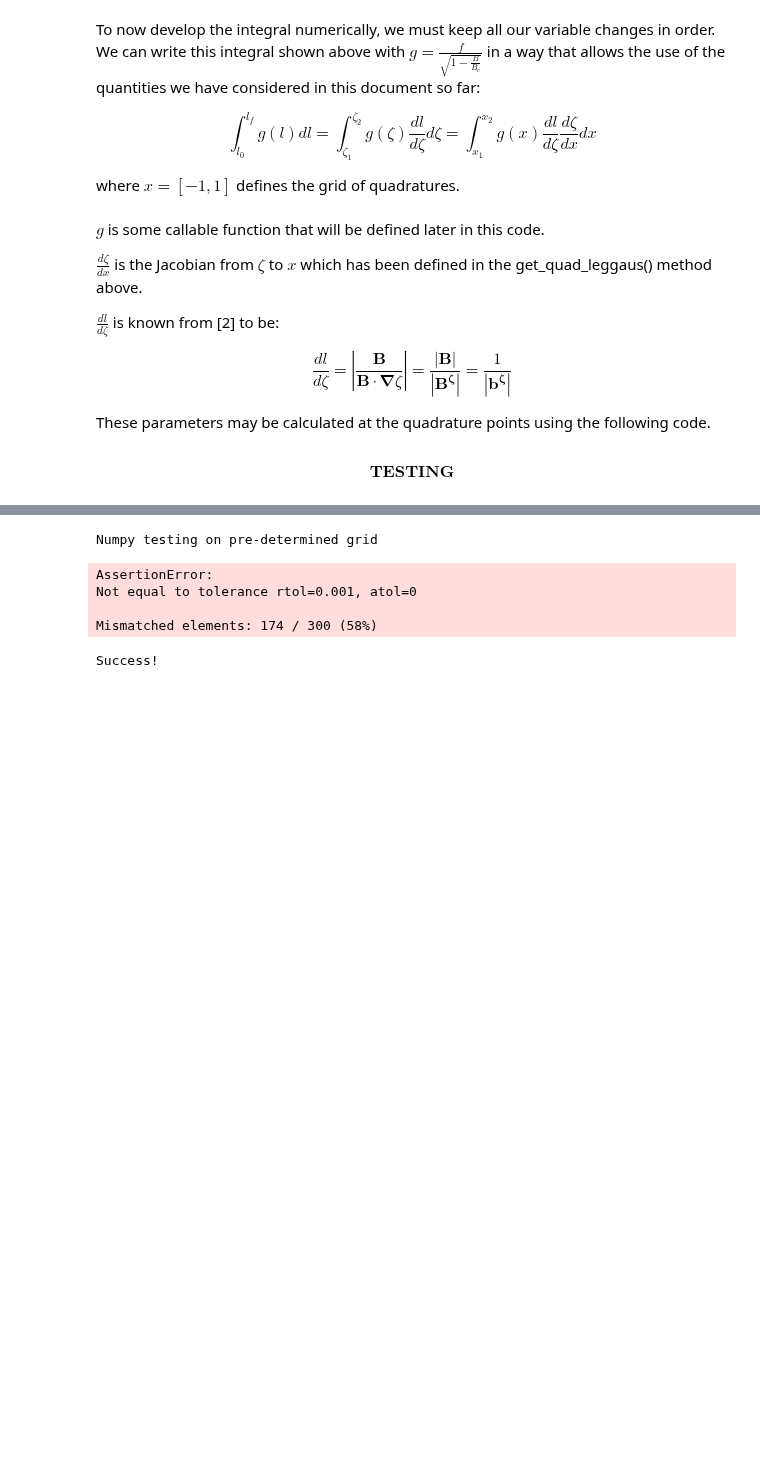
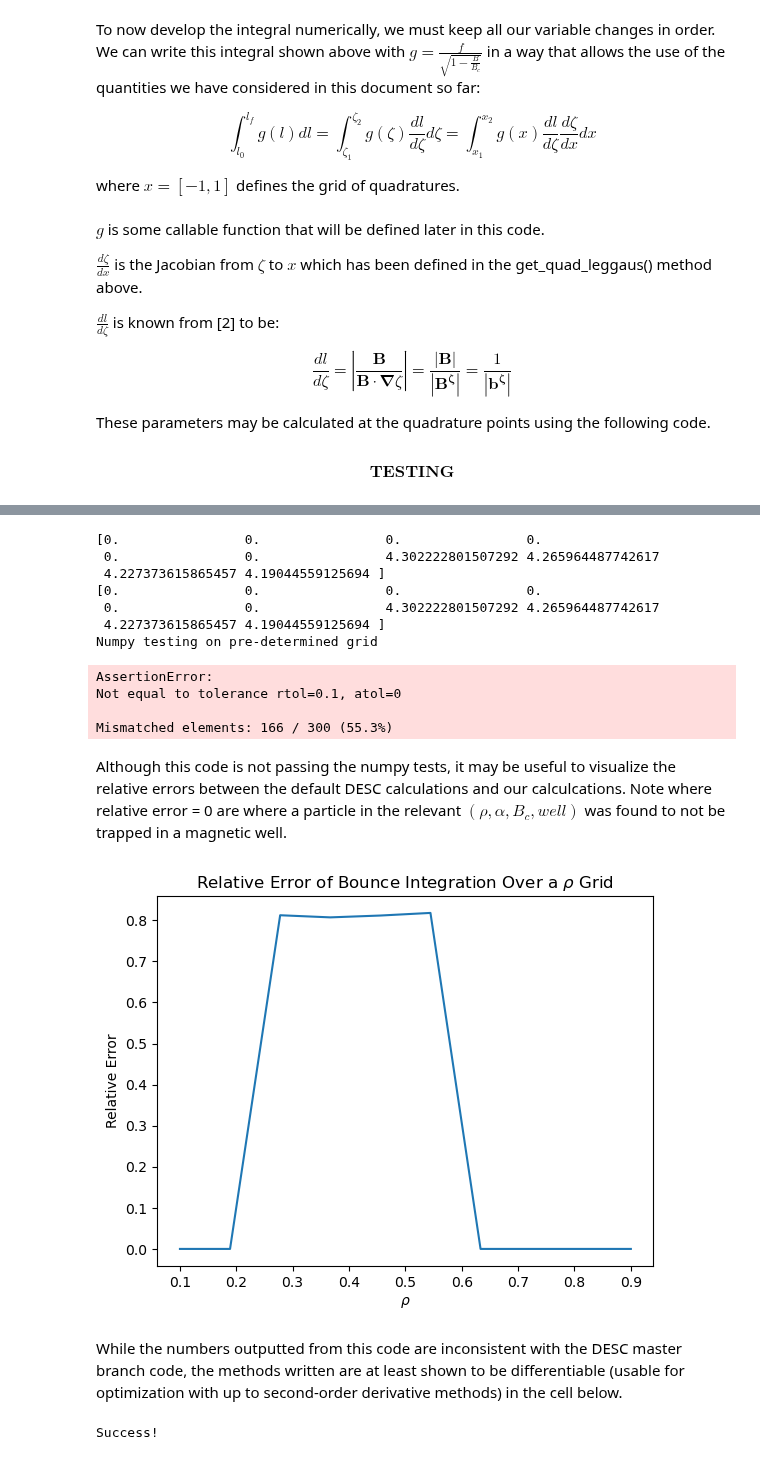
Before and after one commit to jlabbate15/intro-numerical-methods, a Jupyter notebook: Project/project_john.ipynb, the cells around one changed output, grey strips where cells are left out. Drawn from its saved outputs; the diff is of its cells as text; code cells hidden in the pictures; blank space fills up the shorter version.

```diff
--- a/Project/project_john.ipynb
+++ b/Project/project_john.ipynb
@@ -271,21 +271,20 @@ def arr_max_diff(arr):
     return {'max_i':out['max_i'],'max_num':out['max_num']} # returns a dict with the index of max occurance and the value of the maximum
 # %%
 # Interpolation using cubic splines
-def interpolate(f_eval,x,method='cubic splines'):
+def interpolate_old(f_eval,x,method='cubic splines'):
     """
     Interpolate a function known only by the function evaluated at specific grid points
 
     Args:
         f_eval: array of f evaluated at points in x interval
-        x: x points at which f was evaluated at to form f_eval
+        x: zeta points at which f was evaluated at to form f_eval
 
     Returns:
         d_arr_full: array of polynomial's second derivatives at each point
     """
 
     if method == 'cubic splines':
-        x_affine = affine_transform(x,0,1)
-        N = len(x_affine) # degree of polynomial is the number of data points we have - 1
+        N = len(x) # degree of polynomial is the number of data points we have - 1
         A = jnp.zeros((N-2,N-2))
         b = jnp.zeros(N-2)
         for i in range(0,N-2):
@@ -318,9 +317,6 @@ def interpolate(f_eval,x,method='cubic splines'):
                 P: array of values of the function at x_new
             """
 
-            # Compute cubic spline coefficients
-            d_star = d_arr_full
-
             results = jnp.zeros(len(x_new))
             for i in range(len(x_new)):
 
@@ -332,13 +328,13 @@ def interpolate(f_eval,x,method='cubic splines'):
                 # x_kp1 = x[k + 1]
                 y_k = f_eval[k] # y_k
                 y_kp1 = f_eval[k + 1] # y_{k+1}
-                d_k = d_star[k] # d^*_k
-                d_kp1 = d_star[k + 1] # d^*_{k+1}
+                d_k = d_arr_full[k] # d^*_k
+                d_kp1 = d_arr_full[k + 1] # d^*_{k+1}
 
                 s = affine_transform(x_new[i],0,1) # this is just one value
 
                 # Evaluate cubic polynomial using the formula from lecture 06
-                P = ((1-s)**2 * (1 + 2*s) * y_k + s**2 * (3 - 2*s) * y_kp1 + s * (1-s)**2 * d_k - s**2 * (1-s) * d_kp1)
+                P = (1-s)**2 * (1 + 2*s) * y_k + s**2 * (3 - 2*s) * y_kp1 + s * (1-s)**2 * d_k - s**2 * (1-s) * d_kp1
                 results = results.at[i].set(P)
             return results
         return evaluate_interpolated
@@ -453,8 +537,8 @@ def get_quad_leggaus(rho,Bcs,points,num_quad=32):
     Returns:
         B, B_sup_zeta evaluated at quadrature points
     """
-    z1 = points[0][:][:][:][:] # rho, alpha, Bc, well
-    z2 = points[1][:][:][:][:] # rho, alpha, Bc, well
+    z1 = points[0] # (rho, alpha, Bc, well)
+    z2 = points[1] # (rho, alpha, Bc, well)
     x_ref, w_ref = leggauss(num_quad)
     x_ref = jnp.broadcast_to(x_ref[None,None,None,None,...],(z1.shape[0],z1.shape[1],z1.shape[2],z1.shape[3],num_quad))
     z1 = jnp.broadcast_to(z1[...,None],(z1.shape[0],z1.shape[1],z1.shape[2],z1.shape[3],num_quad))
@@ -581,13 +658,14 @@ def bounce_integrate(eq,grid,f,num_well,num_Bc,num_quad):
     rho = jnp.unique(grid.nodes[:, 0])
     Bcs = get_Bc_grid(eq,rho,num_Bc=num_Bc) # determine critical magnetic field values
     bounce_points = get_bounce_points(eq,grid,Bcs,num_well=num_well) # determine bounce points based on B_crits
+    print(bounce_points[0][:,0,0,0]) # debugging
     zeta_quad, w_ref, dzetadx = get_quad_leggaus(rho,Bcs,bounce_points,num_quad=num_quad) # determine zeta quadrature points, output shapes are (rho,alpha,Bc,well,num_quad)
     B_quad, B_sup_zeta_quad = compute_Bs_quad(eq,grid,zeta_quad) # determine B and B_sup_zeta at quadrature points
-    dldzeta = B_quad/B_sup_zeta_quad
+    dldzeta = B_quad/jnp.abs(B_sup_zeta_quad)
     data_null = {'null':0} # dummy, not used, but needed input for pure DESC case
-    Bcs = jnp.broadcast_to(Bcs[None,None,...,None,None],(B_quad.shape[0],B_quad.shape[1],B_quad.shape[2],B_quad.shape[3],B_quad.shape[4]))
+    Bcs = jnp.broadcast_to(Bcs[None,None,:,None,None],(B_quad.shape[0],B_quad.shape[1],B_quad.shape[2],B_quad.shape[3],B_quad.shape[4]))
 
-    return jnp.sum(f(data_null,B_quad,pitch=Bcs**-1) * dldzeta * dzetadx * w_ref,axis=-1) # should have an output shape (rho,alpha,Bc,well)
+    return jnp.sum(f(data_null,B_quad,pitch=safediv(1,Bcs)) * dldzeta * dzetadx * w_ref,axis=-1) # should have an output shape (rho,alpha,Bc,well)
 # %% [markdown]
 $$\textbf{TESTING}$$
 # %% [markdown]
@@ -640,8 +720,9 @@ def DESC_test(eq,f_test,num_Bc,num_quad,num_alpha,grid):
 # %%
 # Numpy tests: Matching the DESC default answer to our methods
 
+grid = grid.source_grid # use source grid to avoid remapping to rho,theta,zeta coordinates (DESC bug)
+
 # Using purely DESC methods to test bounce integration (now running)
-# rho = jnp.linspace(0.1,0.9,10)
 f_bounceint_DESC = DESC_test(eq,f_test,num_Bc,num_quad,num_alpha,grid) # shape (rho,alpha,Bc,well)
 
 # Using this project's methods to test bounce integration
@@ -649,14 +730,35 @@ f_bounceint_test = bounce_integrate(eq,grid,f_test,num_Bc=num_Bc,num_well=num_we
 
 # Numpy testing
 print("Numpy testing on pre-determined grid")
-numpy.testing.assert_allclose(actual=f_bounceint_test,desired=f_bounceint_DESC,rtol=1e-3)
+numpy.testing.assert_allclose(actual=f_bounceint_test,desired=f_bounceint_DESC,rtol=1e-1)
 print("Success!")
 # %% [output]
+[0.                0.                0.                0.
+ 0.                0.                4.302222801507292 4.265964487742617
+ 4.227373615865457 4.19044559125694 ]
+[0.                0.                0.                0.
+ 0.                0.                4.302222801507292 4.265964487742617
+ 4.227373615865457 4.19044559125694 ]
 Numpy testing on pre-determined grid
 AssertionError:
-Not equal to tolerance rtol=0.001, atol=0
+Not equal to tolerance rtol=0.1, atol=0
 
-Mismatched elements: 174 / 300 (58%)
+Mismatched elements: 166 / 300 (55.3%)
+# %% [markdown]
+Although this code is not passing the numpy tests, it may be useful to visualize the relative errors between the default DESC calculations and our calculcations. Note where relative error = 0 are where a particle in the relevant $(\rho,\alpha,B_c,well)$ was found to not be trapped in a magnetic well.
+# %%
+# A plot of relative error to test and show mismatched results
+rel_err = safediv(jnp.abs(f_bounceint_test - f_bounceint_DESC),jnp.abs(f_bounceint_DESC))
+fig,ax = plt.subplots()
+ax.plot(jnp.unique(grid.nodes[:,0]),rel_err[:,0,5,0])
+ax.set_title(r"Relative Error of Bounce Integration Over a $\rho$ Grid")
+ax.set_xlabel(r"$\rho$")
+ax.set_ylabel("Relative Error")
+plt.show()
+# %% [output]
+[figure, added]
+# %% [markdown]
+While the numbers outputted from this code are inconsistent with the DESC master branch code, the methods written are at least shown to be differentiable (usable for optimization with up to second-order derivative methods) in the cell below.
 # %%
 # Extra test: Differentiable for optimization?
 test = jax.grad(bounce_integrate)
```
Also changed, not shown: parts of 8 cells of this notebook.
